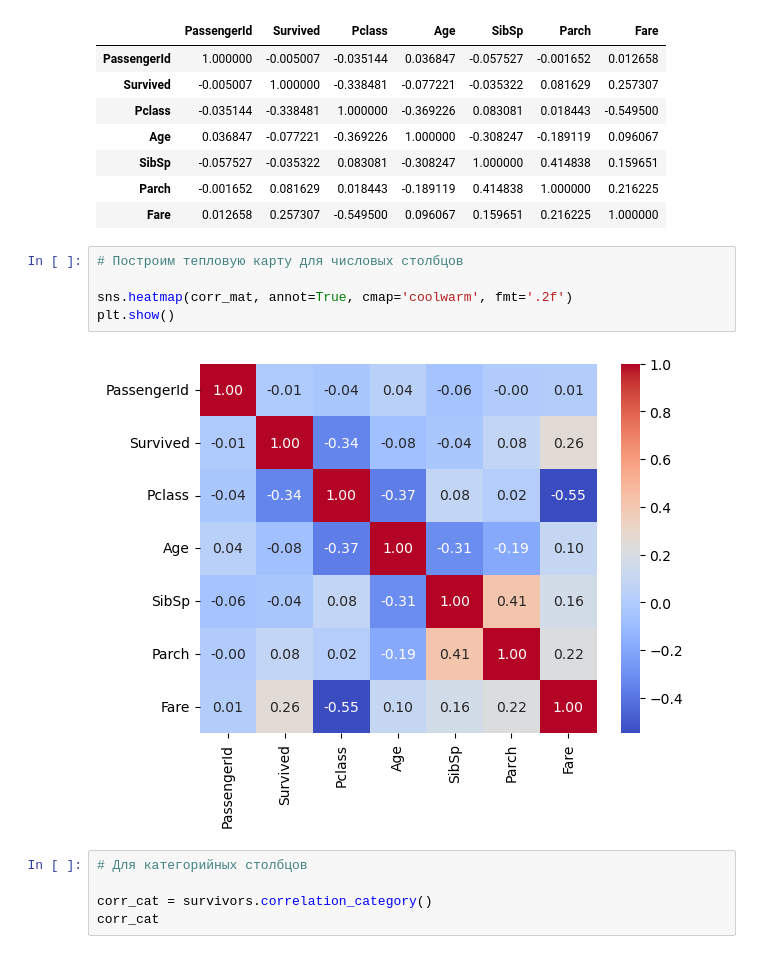
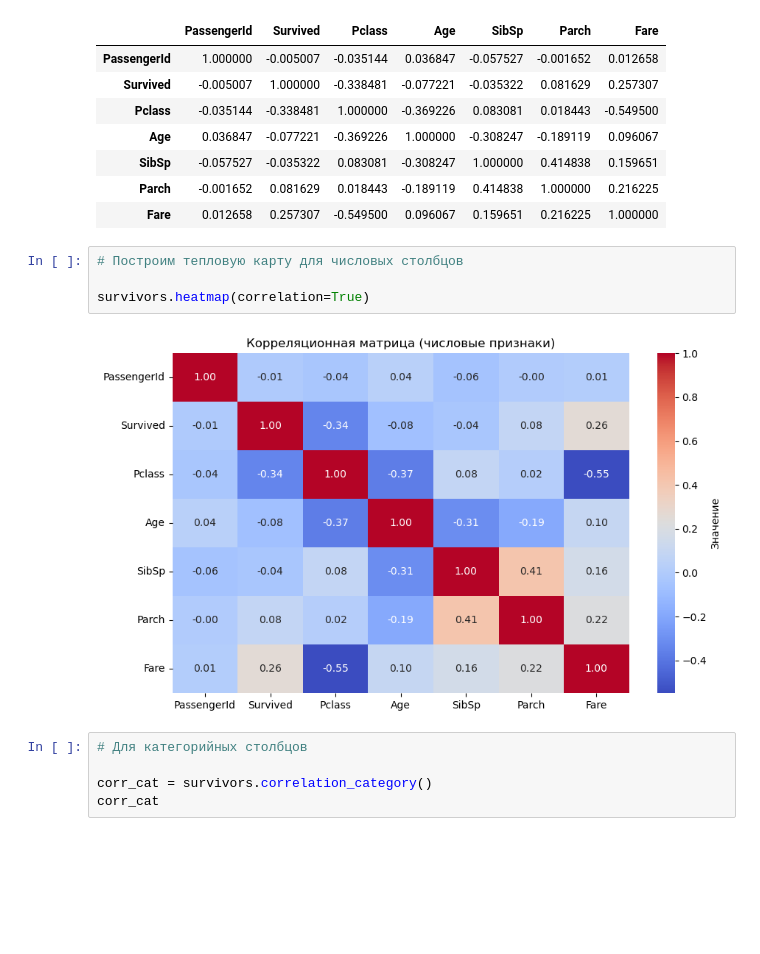
Before and after one commit to Saatarko/HomeworkDS, a Jupyter notebook: lesson8.ipynb, the cells around one changed output. Drawn from its saved outputs; the diff is of its cells as text; blank space fills up the shorter version.

```diff
--- a/lesson8.ipynb
+++ b/lesson8.ipynb
@@ -351,10 +394,9 @@ corr_mat
 # %%
 # Построим тепловую карту для числовых столбцов
 
-sns.heatmap(corr_mat, annot=True, cmap='coolwarm', fmt='.2f')
-plt.show()
+survivors.heatmap(correlation=True)
 # %% [output]
-[figure, old version]
+[figure, new version]
 # %%
 # Для категорийных столбцов
 
```
Also changed, not shown: parts of 8 cells of this notebook.
